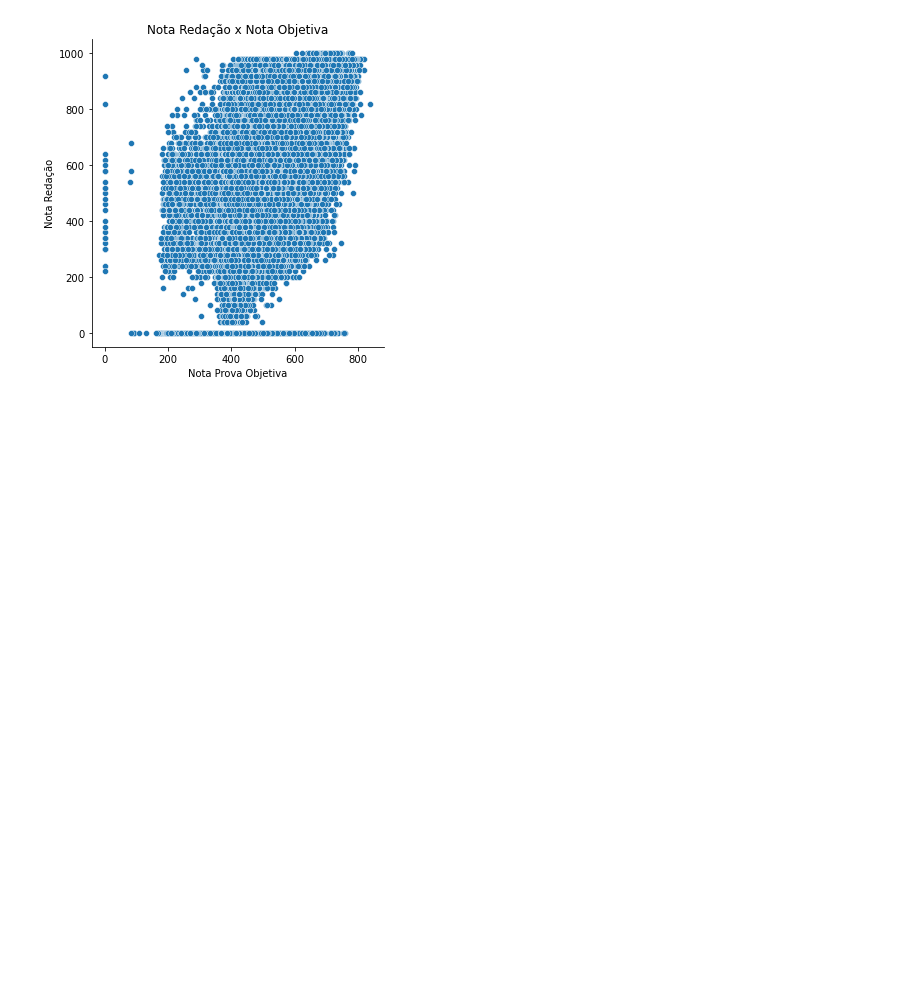
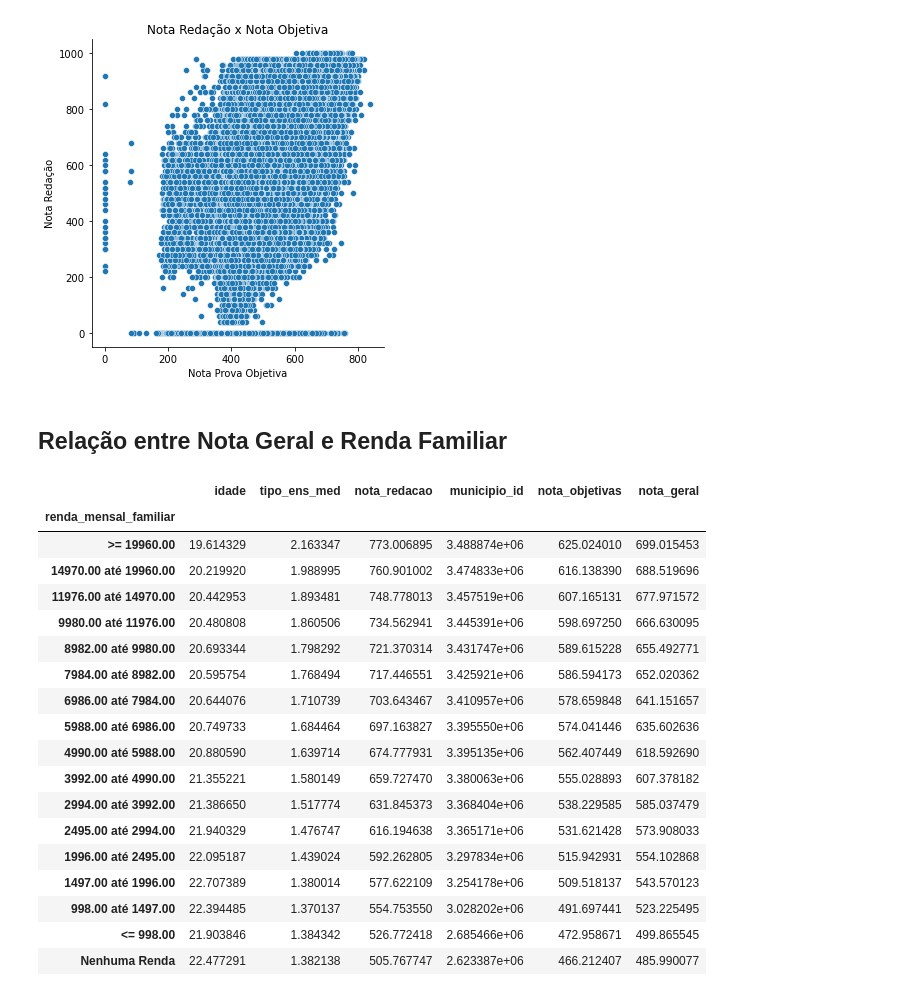
Before and after one commit to RenanGroot/Analise-Exploratoria-ENEM2019, a Jupyter notebook: Análise Exploratória - ENEM 2019.ipynb, the cells around one changed output. Cells and saved outputs as stored; diff of their text form; code cells hidden in the pictures; blank space fills up the shorter version.

```diff
--- a/Análise Exploratória - ENEM 2019.ipynb
+++ b/Análise Exploratória - ENEM 2019.ipynb
@@ -233,3 +234,29 @@ rel.set(title="Nota Redação x Nota Objetiva", xlabel="Nota Prova Objetiva", yl
 plt.show()
 # %% [output]
 [figure]
+# %% [markdown]
+## Relação entre Nota Geral e Renda Familiar
+# %%
+#Observando a relação entre renda mensal familiar e nota geral
+
+enem.groupby(["renda_mensal_familiar"]).mean().sort_values(by="nota_geral", ascending=False)
+# %% [output]
+|  | idade | tipo_ens_med | nota_redacao | municipio_id | nota_objetivas | nota_geral |
+| renda_mensal_familiar |  |  |  |  |  |  |
+| >= 19960.00 | 19.614329 | 2.163347 | 773.006895 | 3.488874e+06 | 625.024010 | 699.015453 |
+| 14970.00 até 19960.00 | 20.219920 | 1.988995 | 760.901002 | 3.474833e+06 | 616.138390 | 688.519696 |
+| 11976.00 até 14970.00 | 20.442953 | 1.893481 | 748.778013 | 3.457519e+06 | 607.165131 | 677.971572 |
+| 9980.00 até 11976.00 | 20.480808 | 1.860506 | 734.562941 | 3.445391e+06 | 598.697250 | 666.630095 |
+| 8982.00 até 9980.00 | 20.693344 | 1.798292 | 721.370314 | 3.431747e+06 | 589.615228 | 655.492771 |
+| 7984.00 até 8982.00 | 20.595754 | 1.768494 | 717.446551 | 3.425921e+06 | 586.594173 | 652.020362 |
+| 6986.00 até 7984.00 | 20.644076 | 1.710739 | 703.643467 | 3.410957e+06 | 578.659848 | 641.151657 |
+| 5988.00 até 6986.00 | 20.749733 | 1.684464 | 697.163827 | 3.395550e+06 | 574.041446 | 635.602636 |
+| 4990.00 até 5988.00 | 20.880590 | 1.639714 | 674.777931 | 3.395135e+06 | 562.407449 | 618.592690 |
+| 3992.00 até 4990.00 | 21.355221 | 1.580149 | 659.727470 | 3.380063e+06 | 555.028893 | 607.378182 |
+| 2994.00 até 3992.00 | 21.386650 | 1.517774 | 631.845373 | 3.368404e+06 | 538.229585 | 585.037479 |
+| 2495.00 até 2994.00 | 21.940329 | 1.476747 | 616.194638 | 3.365171e+06 | 531.621428 | 573.908033 |
+| 1996.00 até 2495.00 | 22.095187 | 1.439024 | 592.262805 | 3.297834e+06 | 515.942931 | 554.102868 |
+| 1497.00 até 1996.00 | 22.707389 | 1.380014 | 577.622109 | 3.254178e+06 | 509.518137 | 543.570123 |
+| 998.00 até 1497.00 | 22.394485 | 1.370137 | 554.753550 | 3.028202e+06 | 491.697441 | 523.225495 |
+| <= 998.00 | 21.903846 | 1.384342 | 526.772418 | 2.685466e+06 | 472.958671 | 499.865545 |
+| Nenhuma Renda | 22.477291 | 1.382138 | 505.767747 | 2.623387e+06 | 466.212407 | 485.990077 |
```
Also changed, not shown: parts of 4 cells of this notebook.
